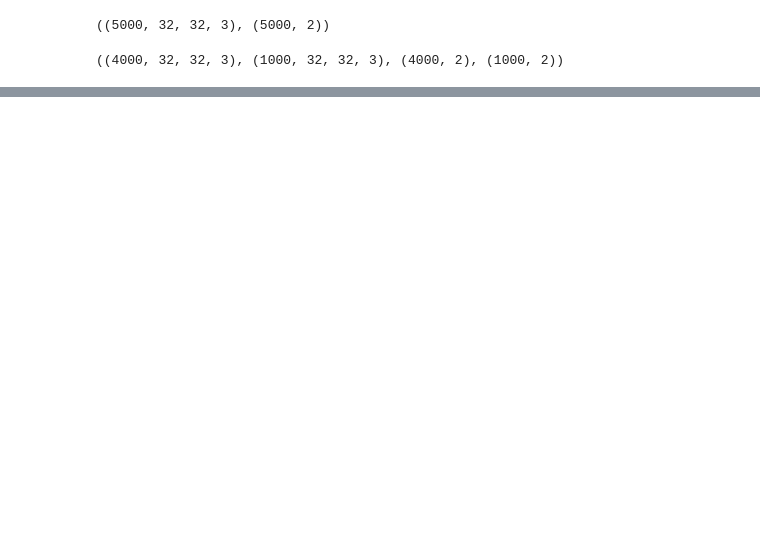
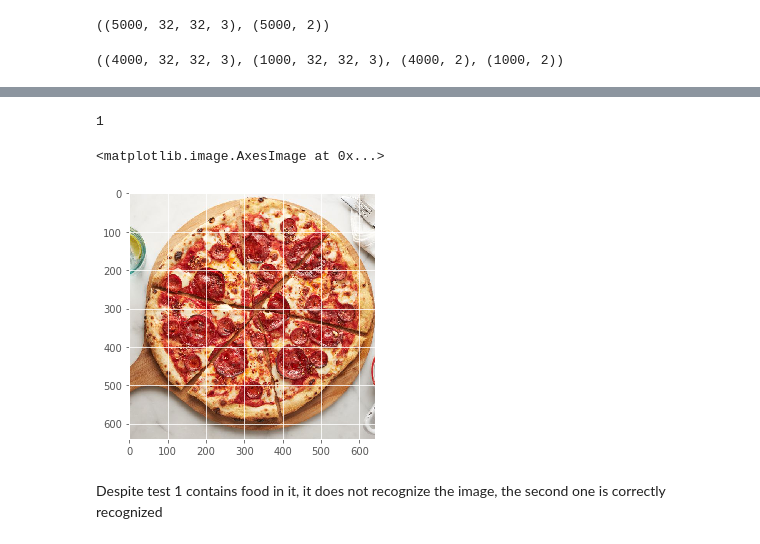
Before and after one commit to Xnsam/machine_learning_prax, a Jupyter notebook: transfer_learning_food_classification_feature_extraction.ipynb, the cells around one changed output, grey strips where cells are left out. Cells and saved outputs as stored; diff of their text form; code cells hidden in the pictures; blank space fills up the shorter version.

```diff
--- a/transfer_learning_food_classification_feature_extraction.ipynb
+++ b/transfer_learning_food_classification_feature_extraction.ipynb
@@ -508,0 +748,4 @@ def custom_model():
+# %%
+np.argmax(net.predict(test_img('test1.png')))
+# %% [output]
+1
@@ -508,0 +754,9 @@ def custom_model():
+# %%
+img = io.imread('test1.png')
+# %%
+io.imshow(img)
+# %% [output]
+<matplotlib.image.AxesImage at 0x...>
+[figure, added]
+# %% [markdown]
+Despite test 1 contains food in it, it does not recognize the image, the second one is correctly recognized
```
Also changed, not shown: parts of 39 cells of this notebook.
